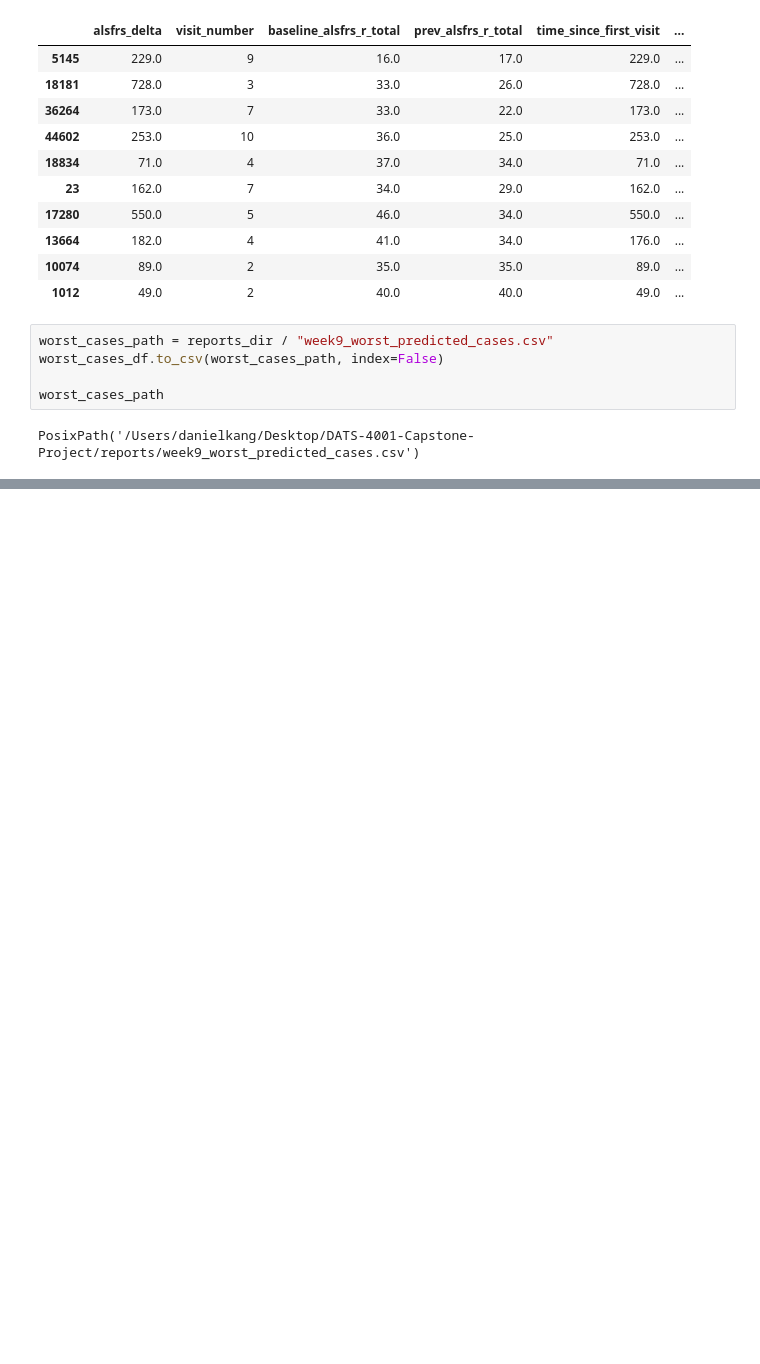
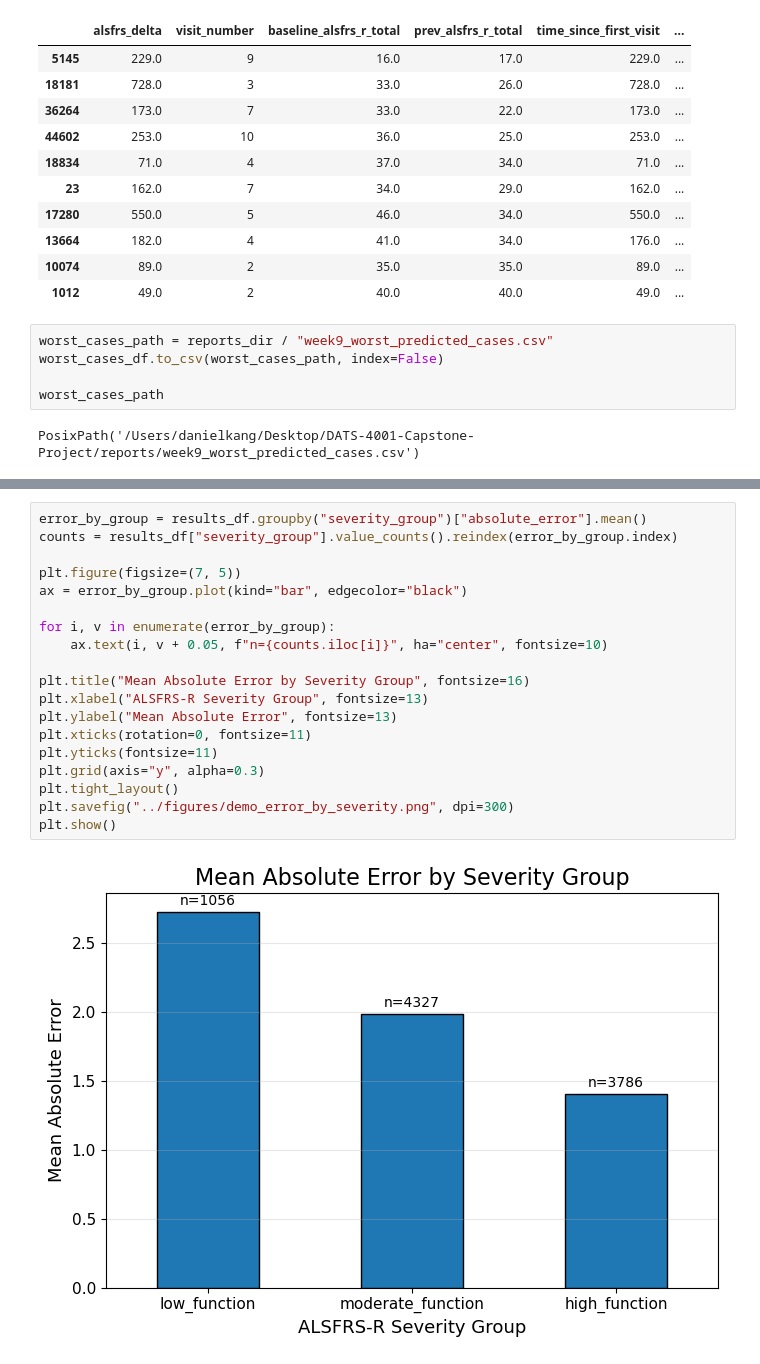
Before and after one commit to ddanielkang/DATS-4001-Capstone-Project, a Jupyter notebook: notebooks/08_results_refinement.ipynb, the cells around one changed output, grey strips where cells are left out. Cells and saved outputs as stored; diff of their text form; blank space fills up the shorter version.

```diff
--- a/notebooks/08_results_refinement.ipynb
+++ b/notebooks/08_results_refinement.ipynb
@@ -377,0 +428,21 @@ PosixPath('/Users/danielkang/Desktop/DATS-4001-Capstone-Project/reports/week9_wo
+# %%
+error_by_group = results_df.groupby("severity_group")["absolute_error"].mean()
+counts = results_df["severity_group"].value_counts().reindex(error_by_group.index)
+
+plt.figure(figsize=(7, 5))
+ax = error_by_group.plot(kind="bar", edgecolor="black")
+
+for i, v in enumerate(error_by_group):
+    ax.text(i, v + 0.05, f"n={counts.iloc[i]}", ha="center", fontsize=10)
+
+plt.title("Mean Absolute Error by Severity Group", fontsize=16)
+plt.xlabel("ALSFRS-R Severity Group", fontsize=13)
+plt.ylabel("Mean Absolute Error", fontsize=13)
+plt.xticks(rotation=0, fontsize=11)
+plt.yticks(fontsize=11)
+plt.grid(axis="y", alpha=0.3)
+plt.tight_layout()
+plt.savefig("../figures/demo_error_by_severity.png", dpi=300)
+plt.show()
+# %% [output]
+[figure, added]
```
Also changed, not shown: parts of 3 cells of this notebook, 20 other files.
